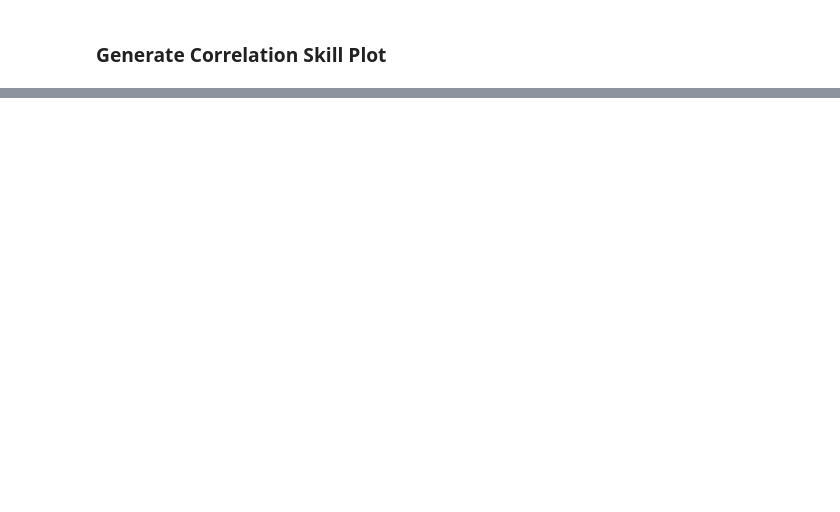
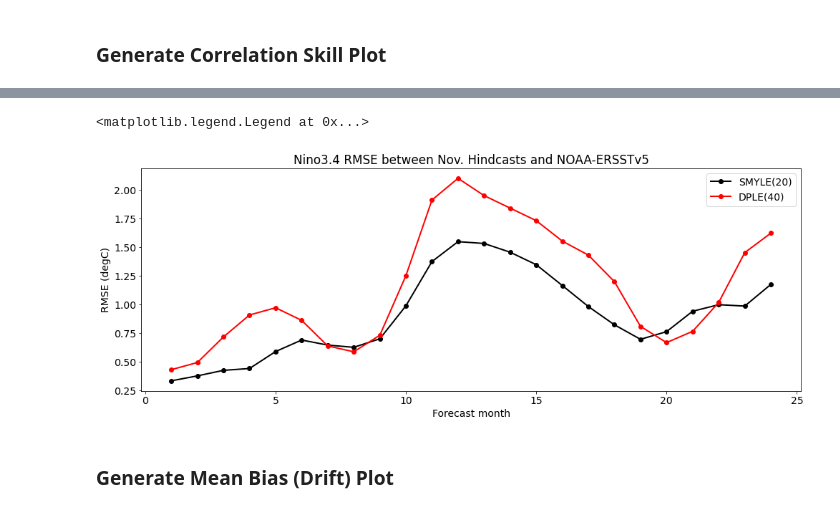
Before and after one commit to NCAR/SMYLE-analysis, a Jupyter notebook: notebooks/ENSO_check.ipynb, the cells around one changed output, grey strips where cells are left out. Drawn from its saved outputs; the diff is of its cells as text; code cells hidden in the pictures; blank space fills up the shorter version.

```diff
--- a/notebooks/ENSO_check.ipynb
+++ b/notebooks/ENSO_check.ipynb
@@ -348,0 +391,22 @@ ax.plot(ccoef.L,ccoef,color='k', marker='o',linewidth=2)
+# %%
+%%time
+def rmse(predictions, targets):
+    return np.sqrt(((predictions - targets) ** 2).mean())
+
+# Correlation as a function of forecast month:
+smyle_rmse   = xr.DataArray(np.zeros([smyle_nino34.sizes['L']]), dims=['L'], coords={'L':smyle_nino34['L']})
+for i in range(smyle_nino34.sizes['L']):
+    leadindex = smyle_nino34['L'].values[i]
+    smyletime = smyle_time_bound.sel(L=leadindex).mean('d2').rename({'Y':'time'})
+    smyle_em = smyle_nino34.sel(L=leadindex).mean('M').rename({'Y':'time'})
+    obs = obs_nino34.sel(time=smyletime,method='nearest')
+    smyle_em = smyle_em.assign_coords(time=("time",obs.time))
+    smyle_rmse.values[i] = rmse(smyle_em, obs)
+dple_rmse   = xr.DataArray(np.zeros([dple_nino34.sizes['L']]), dims=['L'], coords={'L':dple_nino34['L']})
+for i in range(dple_nino34.sizes['L']):
+    leadindex = dple_nino34['L'].values[i]
+    dpletime = dple_time_bound.sel(L=leadindex).mean('d2').rename({'Y':'time'})
+    dple_em = dple_nino34.sel(L=leadindex).mean('M').rename({'Y':'time'})
+    obs = obs_nino34.sel(time=dpletime,method='nearest')
+    dple_em = dple_em.assign_coords(time=("time",obs.time))
+    dple_rmse.values[i] = rmse(dple_em, obs)
@@ -348,0 +416,16 @@ ax.plot(ccoef.L,ccoef,color='k', marker='o',linewidth=2)
+# %%
+# plot RMSE
+fig = plt.figure(figsize=(16,16))
+plt.rcParams['font.size'] = '14'
+ax = fig.add_axes([0.1,0.7,0.8,0.27])
+ax.set_ylabel('RMSE (degC)', fontsize=14)
+ax.set_xlabel('Forecast month')
+ax.set_title('Nino3.4 RMSE between Nov. Hindcasts and NOAA-ERSSTv5')
+ax.plot(smyle_rmse.L,smyle_rmse,color='k', marker='o',linewidth=2,label='SMYLE(20)')
+ax.plot(dple_rmse.L,dple_rmse,color='r', marker='o',linewidth=2,label='DPLE(40)')
+ax.legend(loc='upper right')
+# %% [output]
+<matplotlib.legend.Legend at 0x...>
+[figure, added]
+# %% [markdown]
+### Generate Mean Bias (Drift) Plot
```
Also changed, not shown: parts of 30 cells of this notebook, 1 other file.
